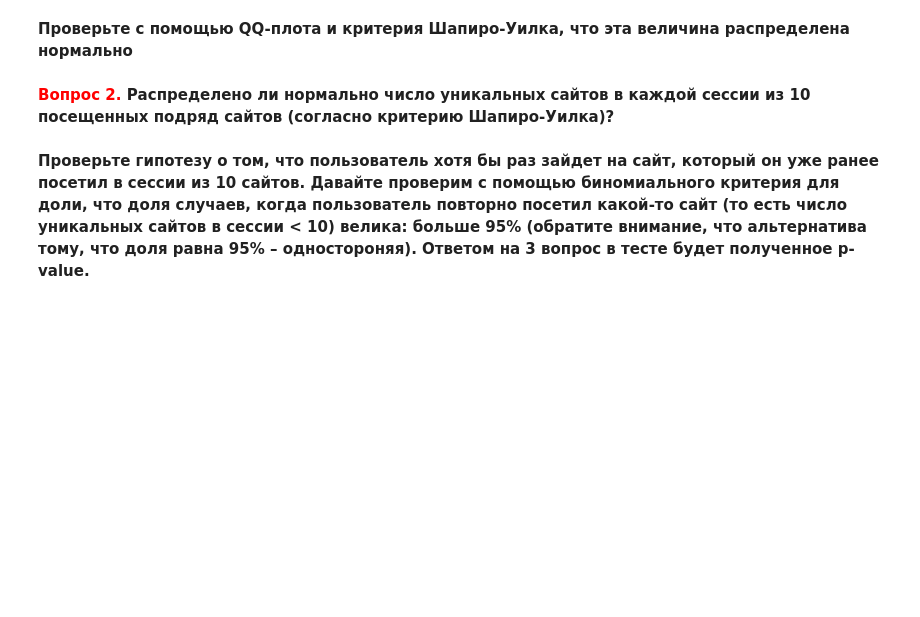
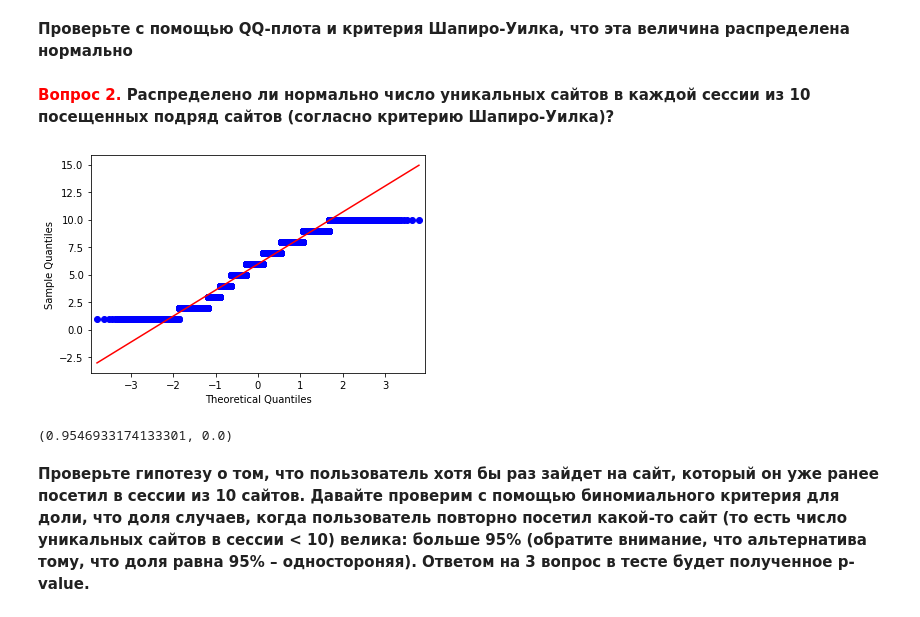
Before and after one commit to sergh1o/FROO_stepik, a Jupyter notebook: С6/week2_analysis_hypotheses.ipynb, the cells around one changed output. Cells and saved outputs as stored; diff of their text form; code cells hidden in the pictures; blank space fills up the shorter version.

```diff
--- a/С6/week2_analysis_hypotheses.ipynb
+++ b/С6/week2_analysis_hypotheses.ipynb
@@ -304,3 +316,16 @@ pd.Series(num_unique_sites).hist();
+# %%
+import statsmodels.api as sm
+import scipy.stats as stats
+
+fig = sm.qqplot(np.array(num_unique_sites), dist='norm', line='s')
+plt.show()
+# %% [output]
+[figure, added]
+# %%
+import scipy
+scipy.stats.shapiro(np.array(num_unique_sites))
+# %% [output]
+(0.9546933174133301, 0.0)
 # %% [markdown]
 **Проверьте гипотезу о том, что пользователь хотя бы раз зайдет на сайт, который он уже ранее посетил в сессии из 10 сайтов. Давайте проверим с помощью биномиального критерия для доли, что доля случаев, когда пользователь повторно посетил какой-то сайт (то есть число уникальных сайтов в сессии < 10) велика: больше 95% (обратите внимание, что альтернатива тому, что доля равна 95% –  одностороняя). Ответом на 3 вопрос в тесте будет полученное p-value.**
 # %% [markdown]
```
Also changed, not shown: parts of 22 cells of this notebook, 36 other files.
